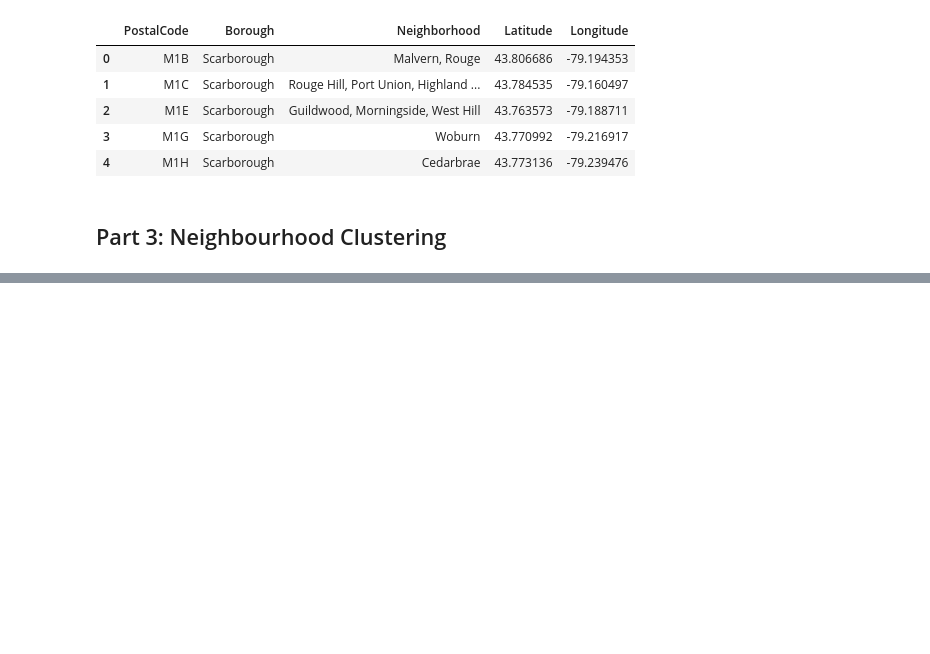
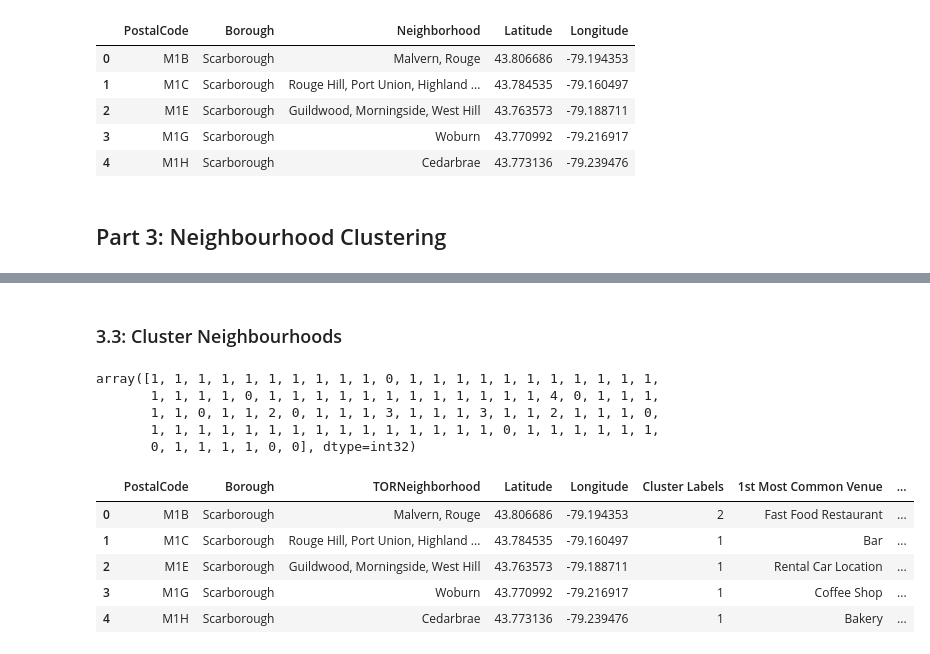
Before and after one commit to apache088/Coursera_Capstone, a Jupyter notebook: Neighbourhood Segmentation and Clustering.ipynb, the cells around one changed output, grey strips where cells are left out. Saved outputs shown, nothing was run; the diff lists cells and outputs as text; code cells hidden in the pictures; blank space fills up the shorter version.

```diff
--- a/Neighbourhood Segmentation and Clustering.ipynb
+++ b/Neighbourhood Segmentation and Clustering.ipynb
@@ -80,0 +225,14 @@ df.head()
+# %%
+# Printing each neighbourhood along with top 3 most common venues
+
+num_top_venues = 3
+
+for neighborhood in toronto_grouped['TORNeighborhood']:
+    print("----"+neighborhood+"----")
+    temp = toronto_grouped[toronto_grouped['TORNeighborhood'] == neighborhood].T.reset_index()
+    temp.columns = ['venue','freq']
+    temp = temp.iloc[1:]
+    temp['freq'] = temp['freq'].astype(float)
+    temp = temp.round({'freq':2})
+    print(temp.sort_values('freq', ascending=False).reset_index(drop=True).head(num_top_venues))
+    print('\n')
@@ -80,0 +295,38 @@ df.head()
+# %% [markdown]
+### 3.3: Cluster Neighbourhoods
+# %%
+# Running k-means to cluster neighbourhoods into 5 clusters
+
+from sklearn.cluster import KMeans
+
+kclusters = 5
+toronto_grouped_clustering = toronto_grouped.drop('TORNeighborhood', axis=1)
+kmeans = KMeans(n_clusters=kclusters, random_state=0).fit(toronto_grouped_clustering)
+kmeans.labels_[0:]
+# %% [output]
+array([1, 1, 1, 1, 1, 1, 1, 1, 1, 1, 0, 1, 1, 1, 1, 1, 1, 1, 1, 1, 1, 1,
+       1, 1, 1, 1, 0, 1, 1, 1, 1, 1, 1, 1, 1, 1, 1, 1, 1, 4, 0, 1, 1, 1,
+       1, 1, 0, 1, 1, 2, 0, 1, 1, 1, 3, 1, 1, 1, 3, 1, 1, 2, 1, 1, 1, 0,
+       1, 1, 1, 1, 1, 1, 1, 1, 1, 1, 1, 1, 1, 1, 1, 0, 1, 1, 1, 1, 1, 1,
+       0, 1, 1, 1, 1, 0, 0], dtype=int32)
+# %%
+# Creating a new dataframe that includes clusters as well as top 5 venues for each neighborhood
+
+neighborhoods_venues_sorted.insert(0, 'Cluster Labels', kmeans.labels_)
+
+toronto_merged = df
+toronto_merged.rename(columns={'Neighborhood':'TORNeighborhood'}, inplace=True)
+toronto_merged = toronto_merged.join(neighborhoods_venues_sorted.set_index('TORNeighborhood'), on='TORNeighborhood')
+
+toronto_merged.dropna(axis=0, inplace=True)
+toronto_merged = toronto_merged.astype({'Cluster Labels':int})
+toronto_merged = toronto_merged.reset_index(drop=True)
+
+toronto_merged.head()
+# %% [output]
+|  | PostalCode | Borough | TORNeighborhood | Latitude | Longitude | Cluster Labels | 1st Most Common Venue | ... |
+| 0 | M1B | Scarborough | Malvern, Rouge | 43.806686 | -79.194353 | 2 | Fast Food Restaurant | ... |
+| 1 | M1C | Scarborough | Rouge Hill, Port Union, Highland ... | 43.784535 | -79.160497 | 1 | Bar | ... |
+| 2 | M1E | Scarborough | Guildwood, Morningside, West Hill | 43.763573 | -79.188711 | 1 | Rental Car Location | ... |
+| 3 | M1G | Scarborough | Woburn | 43.770992 | -79.216917 | 1 | Coffee Shop | ... |
+| 4 | M1H | Scarborough | Cedarbrae | 43.773136 | -79.239476 | 1 | Bakery | ... |
```
Also changed, not shown: parts of 27 cells of this notebook.
